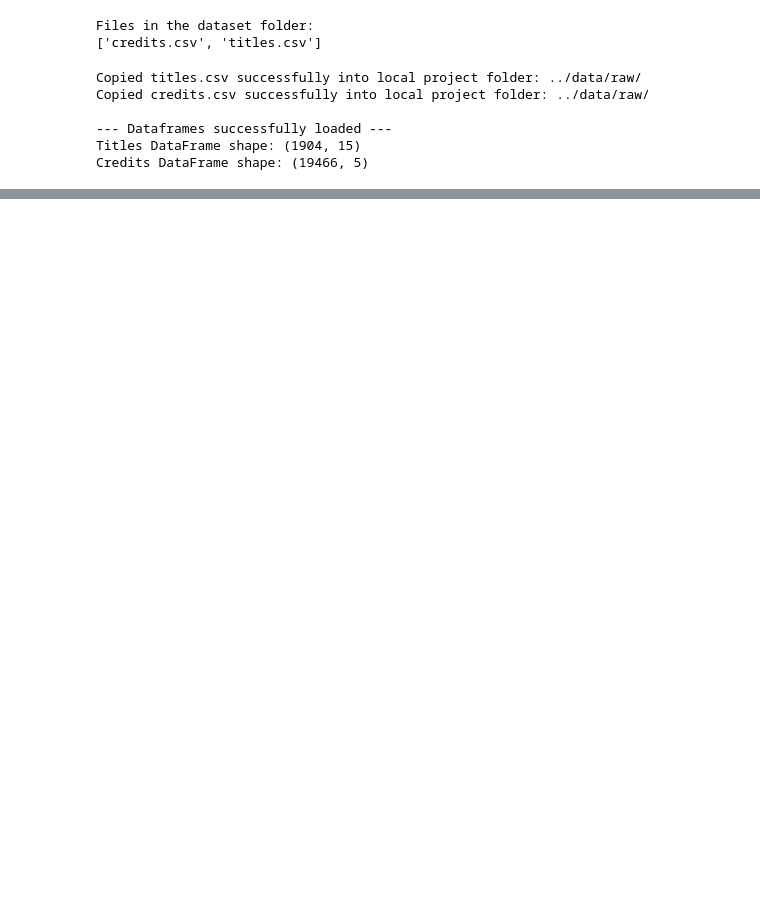
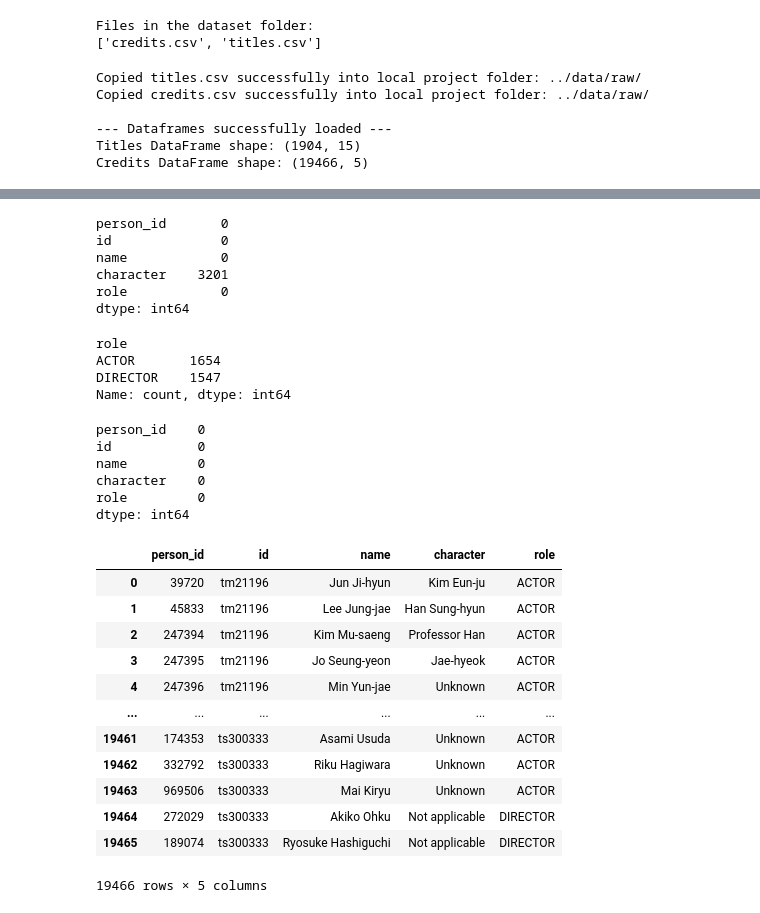
Before and after one commit to snehamayeecoding/RokutenViki_Movies_Dramas_Analysis02, a Jupyter notebook: notebooks/01_data_cleaning_and_eda.ipynb, the cells around one changed output, grey strips where cells are left out. Saved outputs shown, nothing was run; the diff lists cells and outputs as text; code cells hidden in the pictures; blank space fills up the shorter version.

```diff
--- a/notebooks/01_data_cleaning_and_eda.ipynb
+++ b/notebooks/01_data_cleaning_and_eda.ipynb
@@ -66,0 +273,44 @@ df_credits.head()
+# %%
+df_credits.isnull().sum()
+# %% [output]
+person_id       0
+id              0
+name            0
+character    3201
+role            0
+dtype: int64
+# %%
+# Check which roles have missing character names
+print(df_credits[df_credits['character'].isnull()]['role'].value_counts())
+# %% [output]
+role
+ACTOR       1654
+DIRECTOR    1547
+Name: count, dtype: int64
+# %%
+df_credits['character'] = df_credits['character'].fillna(df_credits['role'].map({'DIRECTOR': 'Not applicable', 'ACTOR': 'Unknown'}))
+# %%
+df_credits.isnull().sum()
+# %% [output]
+person_id    0
+id           0
+name         0
+character    0
+role         0
+dtype: int64
+# %%
+df_credits
+# %% [output]
+|  | person_id | id | name | character | role |
+| 0 | 39720 | tm21196 | Jun Ji-hyun | Kim Eun-ju | ACTOR |
+| 1 | 45833 | tm21196 | Lee Jung-jae | Han Sung-hyun | ACTOR |
+| 2 | 247394 | tm21196 | Kim Mu-saeng | Professor Han | ACTOR |
+| 3 | 247395 | tm21196 | Jo Seung-yeon | Jae-hyeok | ACTOR |
+| 4 | 247396 | tm21196 | Min Yun-jae | Unknown | ACTOR |
+| ... | ... | ... | ... | ... | ... |
+| 19461 | 174353 | ts300333 | Asami Usuda | Unknown | ACTOR |
+| 19462 | 332792 | ts300333 | Riku Hagiwara | Unknown | ACTOR |
+| 19463 | 969506 | ts300333 | Mai Kiryu | Unknown | ACTOR |
+| 19464 | 272029 | ts300333 | Akiko Ohku | Not applicable | DIRECTOR |
+| 19465 | 189074 | ts300333 | Ryosuke Hashiguchi | Not applicable | DIRECTOR |
+19466 rows × 5 columns
```
Also changed, not shown: parts of 22 cells of this notebook.
